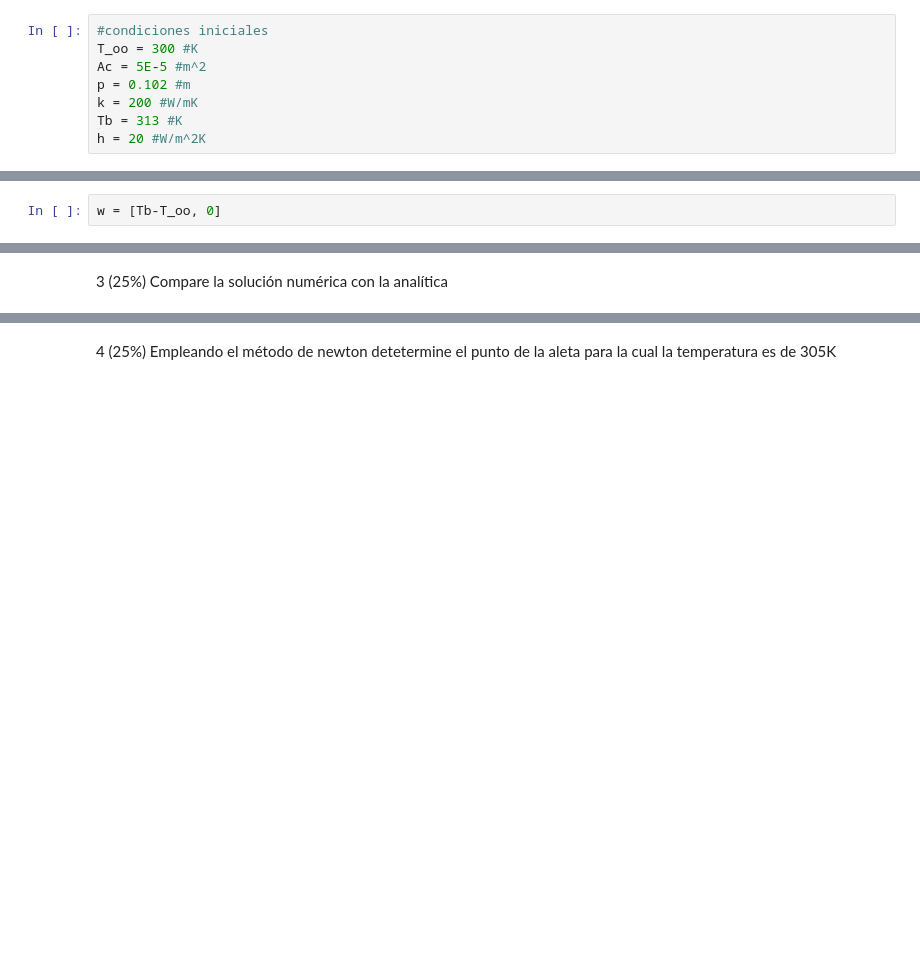
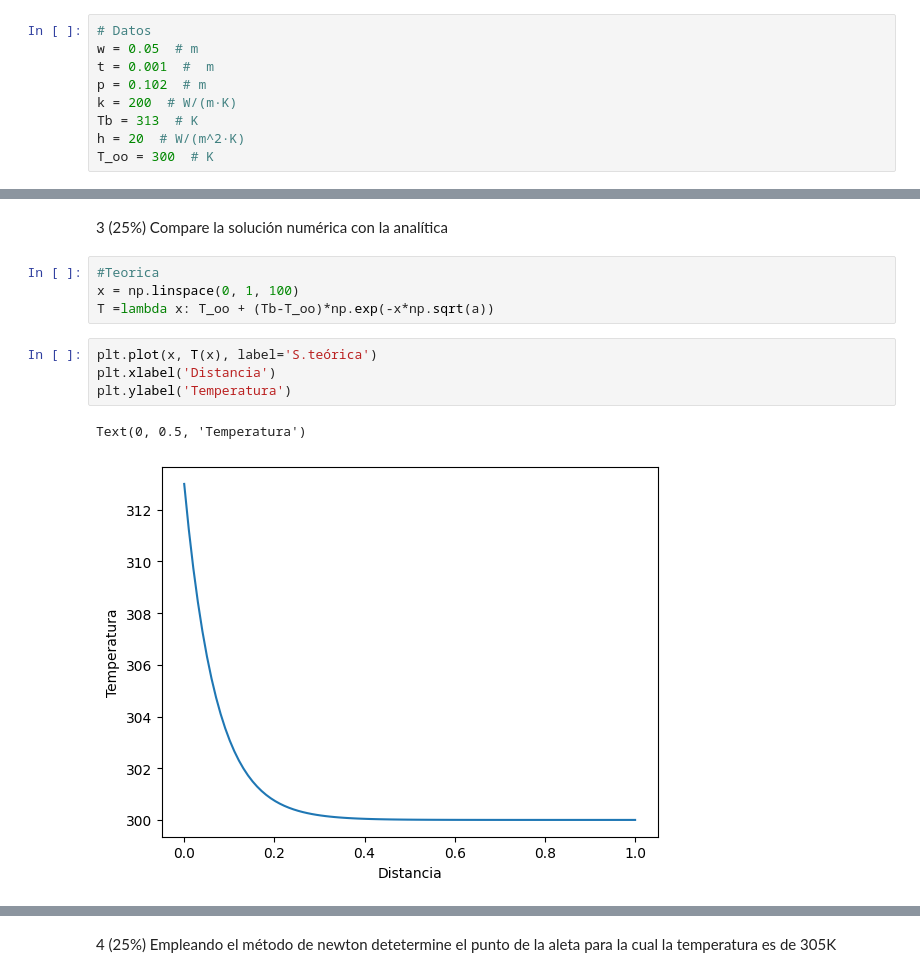
Before and after one commit to hernansalinas/CursoMetodosComputacionales, a Jupyter notebook: Students/Mora_292/EvaluacionFinal_2023_Daniel_MoraI.ipynb, the cells around one changed output, grey strips where cells are left out. Cells and saved outputs as stored; diff of their text form; blank space fills up the shorter version.

```diff
--- a/Students/Mora_292/EvaluacionFinal_2023_Daniel_MoraI.ipynb
+++ b/Students/Mora_292/EvaluacionFinal_2023_Daniel_MoraI.ipynb
@@ -72,10 +70,11 @@ import matplotlib.pyplot as plt
 # %% [markdown]
 1 (30%) La solución numérica de la ecuación diferencial.
 # %%
-#condiciones iniciales
-T_oo = 300 #K
-Ac = 5E-5 #m^2
-p = 0.102 #m
-k = 200 #W/mK
-Tb = 313 #K
-h = 20 #W/m^2K
+# Datos
+w = 0.05  # m
+t = 0.001  #  m
+p = 0.102  # m
+k = 200  # W/(m·K)
+Tb = 313  # K
+h = 20  # W/(m^2·K)
+T_oo = 300  # K
@@ -95,2 +80,0 @@ def func(t, tetha):
-# %%
-w = [Tb-T_oo, 0]
@@ -123,2 +136,13 @@ Text(0, 0.5, 'Temperatura')
 # %% [markdown]
 3 (25%) Compare la solución numérica con la analítica
+# %%
+#Teorica
+x = np.linspace(0, 1, 100)
+T =lambda x: T_oo + (Tb-T_oo)*np.exp(-x*np.sqrt(a))
+# %%
+plt.plot(x, T(x), label='S.teórica')
+plt.xlabel('Distancia')
+plt.ylabel('Temperatura')
+# %% [output]
+Text(0, 0.5, 'Temperatura')
+[figure, added]
```
Also changed, not shown: parts of 19 cells of this notebook, 1 other file.
